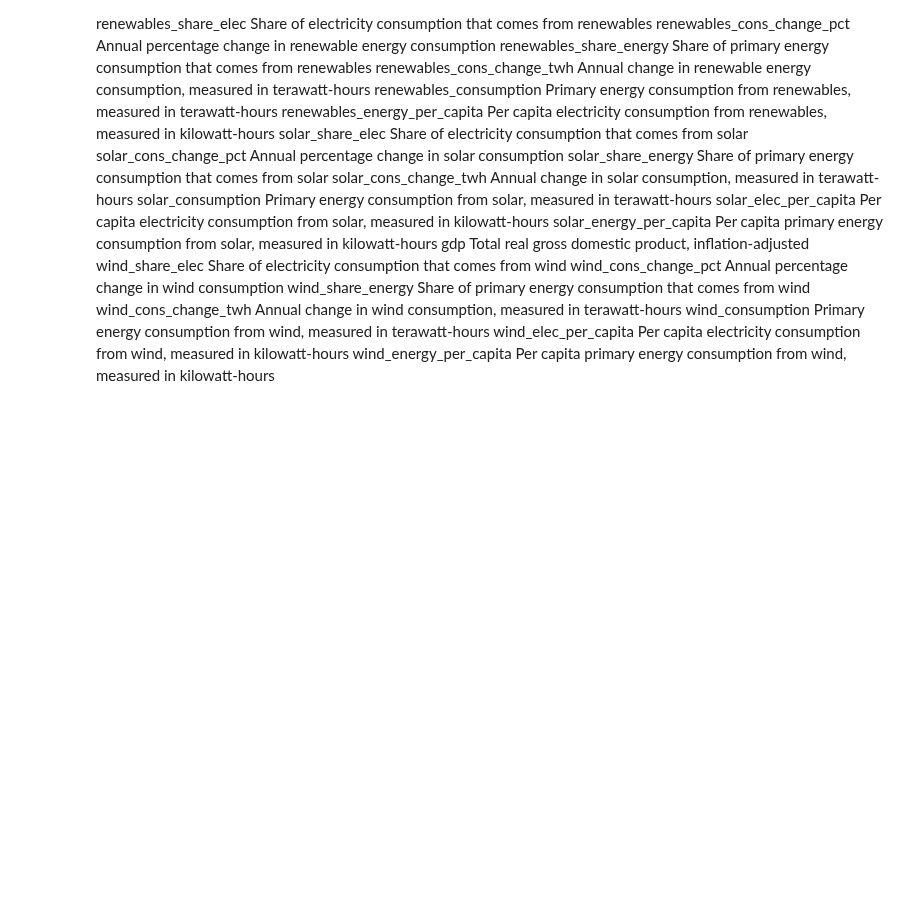
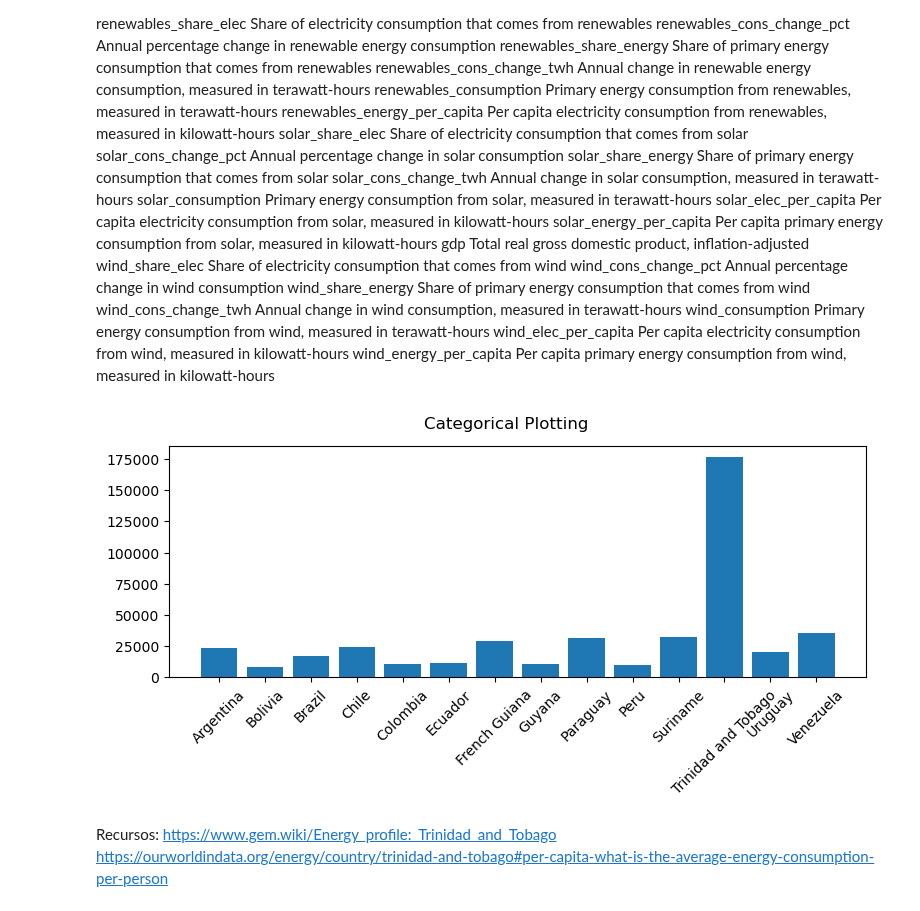
Before and after one commit to L-Ameneiro/EDA-Datasets, a Jupyter notebook: notebooks/consumo_energetico_mundial.ipynb, the cells around one changed output. Drawn from its saved outputs; the diff is of its cells as text; code cells hidden in the pictures; blank space fills up the shorter version.

```diff
--- a/notebooks/consumo_energetico_mundial.ipynb
+++ b/notebooks/consumo_energetico_mundial.ipynb
@@ -202,3 +213,24 @@ wind_cons_change_twh 	Annual change in wind consumption, measured in terawatt-ho
 wind_consumption 	Primary energy consumption from wind, measured in terawatt-hours
 wind_elec_per_capita 	Per capita electricity consumption from wind, measured in kilowatt-hours
 wind_energy_per_capita 	Per capita primary energy consumption from wind, measured in kilowatt-hours
+# %%
+names = latam["country"]
+values = latam["energy_per_capita"]
+
+plt.figure(figsize=(9, 3))
+
+# plt.subplot(131)
+plt.bar(names, values)
+# plt.subplot(132)
+# plt.scatter(names, values)
+# plt.subplot(133)
+# plt.plot(names, values)
+plt.suptitle('Categorical Plotting')
+plt.xticks(rotation=45, fontsize=10)
+plt.show()
+# %% [output]
+[figure, added]
+# %% [markdown]
+Recursos:
+https://www.gem.wiki/Energy_profile:_Trinidad_and_Tobago
+https://ourworldindata.org/energy/country/trinidad-and-tobago#per-capita-what-is-the-average-energy-consumption-per-person
```
Also changed, not shown: parts of 4 cells of this notebook.
